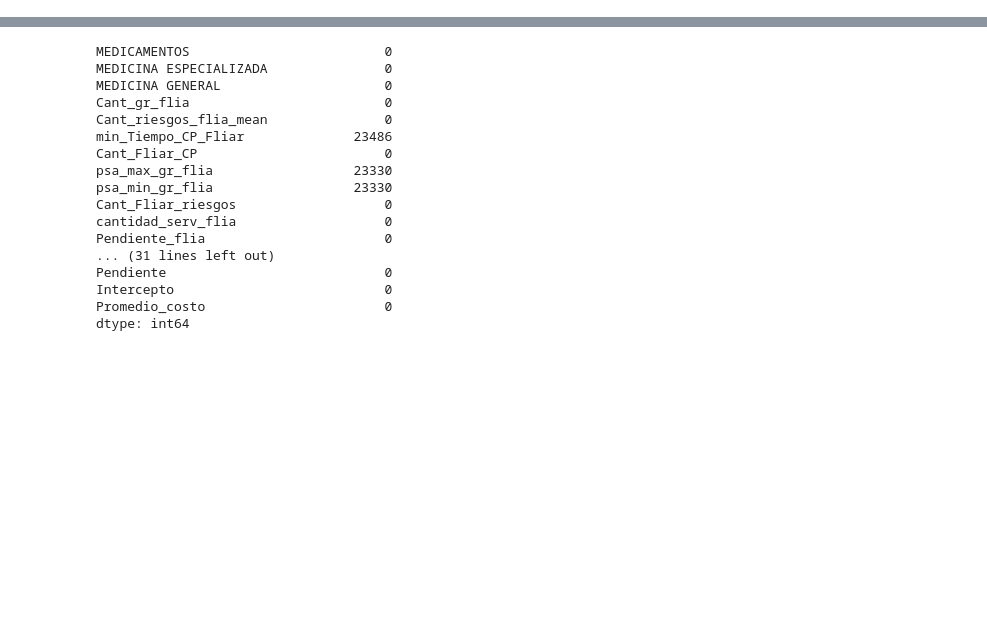
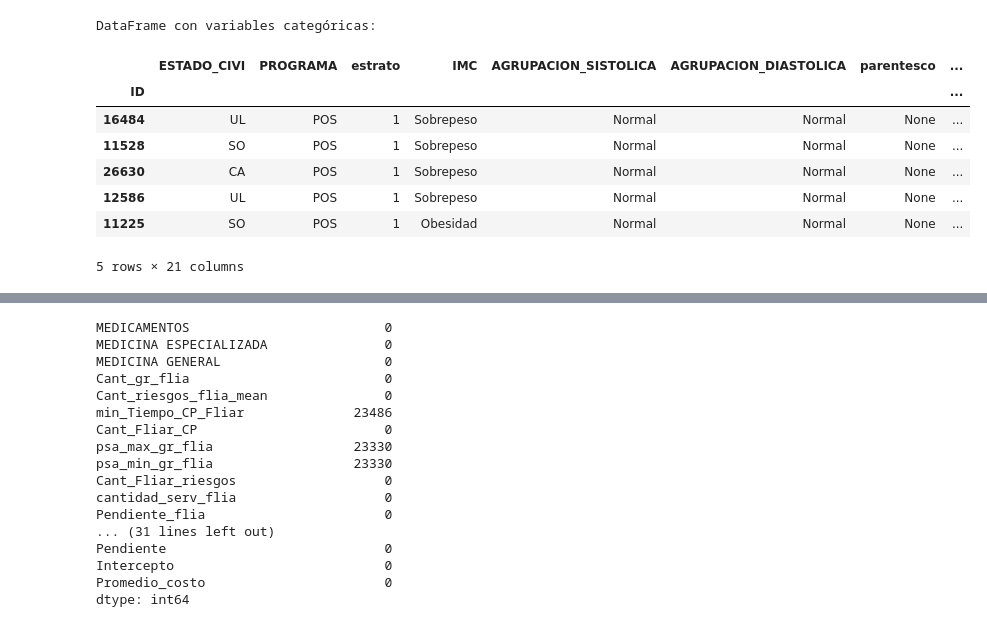
Before and after one commit to Daniel1martinez2/prostate_challenge_FDA, a Jupyter notebook: main.ipynb, the cells around one changed output, grey strips where cells are left out. Cells and saved outputs as stored; diff of their text form; code cells hidden in the pictures; blank space fills up the shorter version.

```diff
--- a/main.ipynb
+++ b/main.ipynb
@@ -35,0 +114,13 @@ df_train.describe()
+# %%
+print("\nDataFrame con variables categóricas:")
+df_categorico.head()
+# %% [output]
+DataFrame con variables categóricas:
+|  | ESTADO_CIVI | PROGRAMA | estrato | IMC | AGRUPACION_SISTOLICA | AGRUPACION_DIASTOLICA | parentesco | ... |
+| ID |  |  |  |  |  |  |  | ... |
+| 16484 | UL | POS | 1 | Sobrepeso | Normal | Normal | None | ... |
+| 11528 | SO | POS | 1 | Sobrepeso | Normal | Normal | None | ... |
+| 26630 | CA | POS | 1 | Sobrepeso | Normal | Normal | None | ... |
+| 12586 | UL | POS | 1 | Sobrepeso | Normal | Normal | None | ... |
+| 11225 | SO | POS | 1 | Obesidad | Normal | Normal | None | ... |
+5 rows × 21 columns
```
Also changed, not shown: parts of 17 cells of this notebook.
